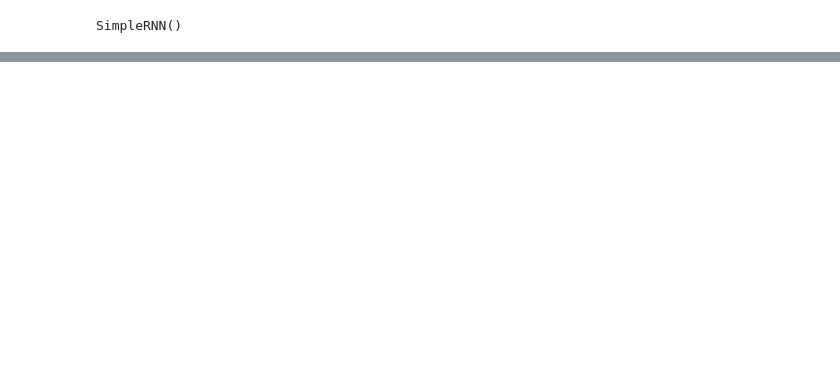
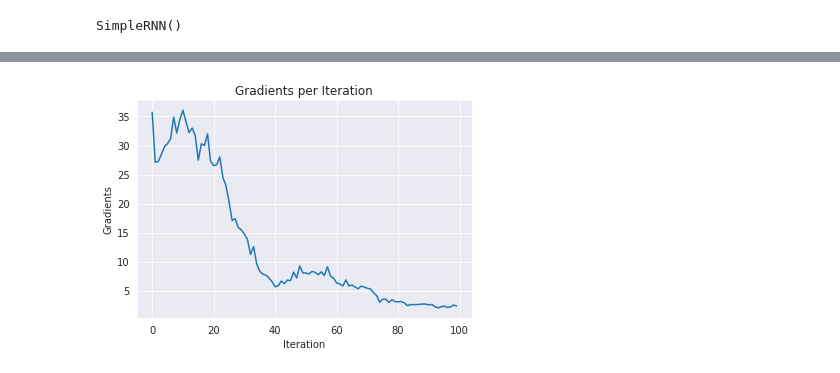
Before and after one commit to statisticallyfit/PythonNeuralNetNLP, a Jupyter notebook: src/NLPstudy/LSTMModel/LSTMFromScratch.ipynb, the cells around one changed output, grey strips where cells are left out. Cells and saved outputs as stored; diff of their text form; code cells hidden in the pictures; blank space fills up the shorter version.

```diff
--- a/src/NLPstudy/LSTMModel/LSTMFromScratch.ipynb
+++ b/src/NLPstudy/LSTMModel/LSTMFromScratch.ipynb
@@ -637,0 +642,9 @@ for t in range(NUM_ITERS):
+# %%
+# Turning on the forget gate
+
+
+# CASE 1: When we DO initialize the forget gate bias to 1 WHILE using forget gate = True
+
+
+# Here: must initialize the bias of the forget gate to 1
+lstm.b_f.data = torch.ones_like(lstm.b_f.data)
@@ -637,0 +668,32 @@ for t in range(NUM_ITERS):
+# %%
+# Generate the lstm steps
+h_0, c_0 = (torch.zeros(lstm.hidden_size, requires_grad=True),
+            torch.zeros(lstm.hidden_size, requires_grad=True))
+
+gradientsLSTM_forget = []
+
+h_t, c_t = h_0, c_0 # initialization
+
+for t in range(NUM_ITERS):
+    h_t, c_t = lstmStep(
+        x_t = testEmbeddings[: ,t, :],  h_t = h_t, c_t = c_t,
+        W_ii = lstm.W_ii, W_hi = lstm.W_hi, b_i = lstm.b_i,
+        W_if = lstm.W_if, W_hf = lstm.W_hf, b_f = lstm.b_f,
+        W_ig = lstm.W_ig, W_hg = lstm.W_hg, b_g = lstm.b_g,
+        W_io = lstm.W_io, W_ho = lstm.W_ho, b_o = lstm.b_o,
+        useForgetGate=True
+    )
+
+    # Calculate loss
+    loss = h_t.abs().sum() # use L1 norm
+    loss.backward(retain_graph=True)
+
+    gradientsLSTM_forget.append(torch.norm(h_0.grad).item())
+
+    h_0.grad.zero_()
+    lstm.zero_grad()
+# %%
+# The gradients decay more slowly than for RNN (when initializing the forget gate bias to 1)
+plotGradients(gradientsLSTM_forget)
+# %% [output]
+[figure, added]
```
Also changed, not shown: parts of 16 cells of this notebook.
